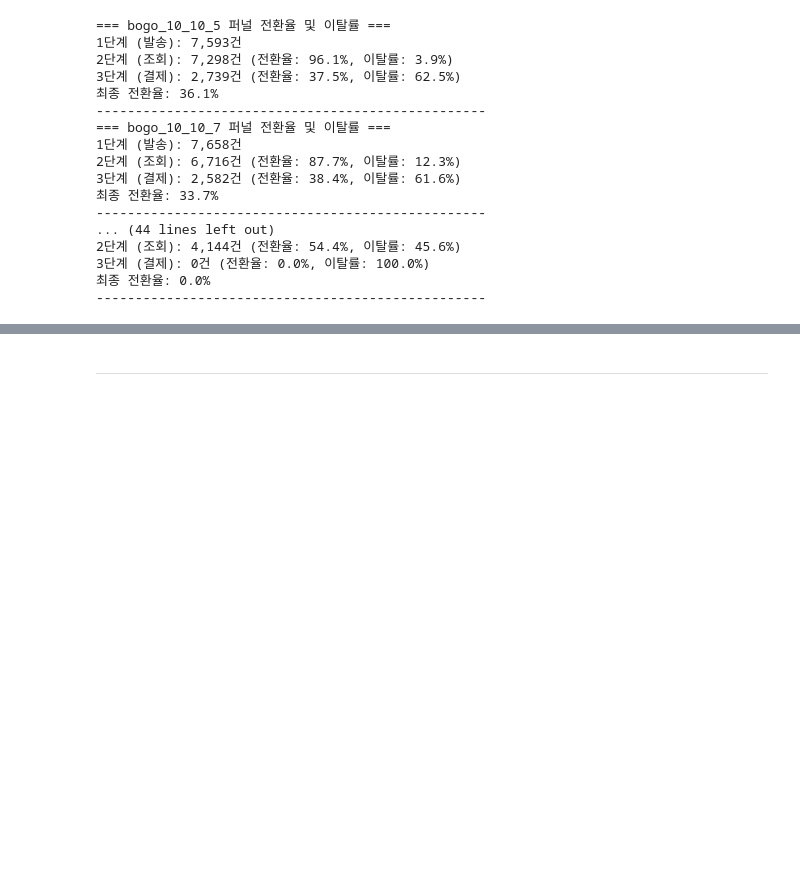
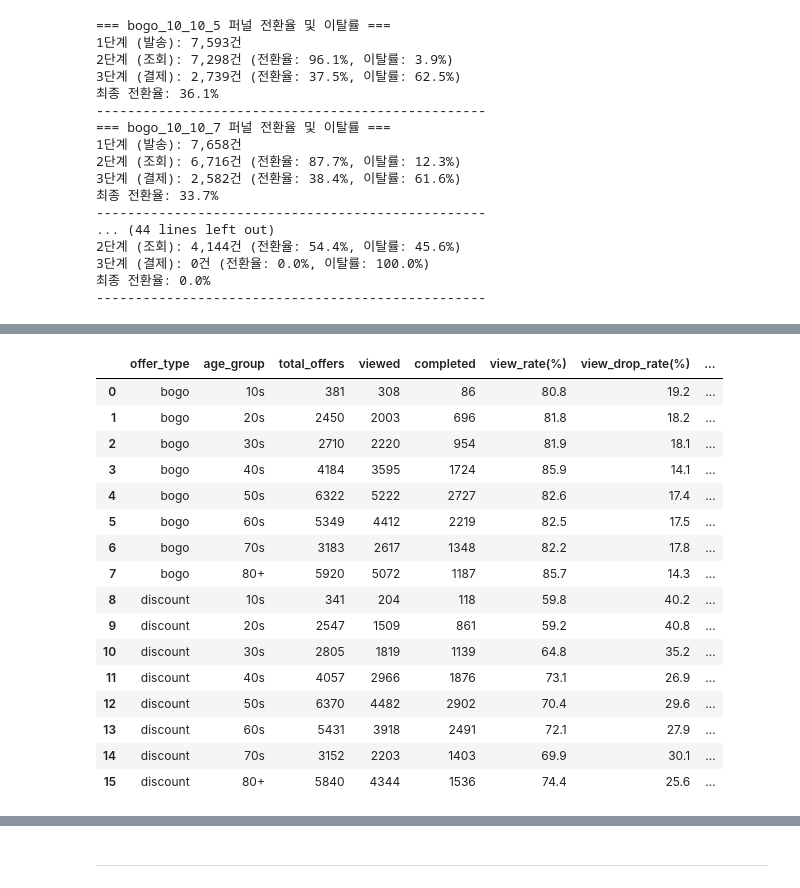
Before and after one commit to yoohengu/marketing_starbucks, a Jupyter notebook: khw/04_UK_bogo_dis_seg_cus.ipynb, the cells around one changed output, grey strips where cells are left out. Cells and saved outputs as stored; diff of their text form; code cells hidden in the pictures; blank space fills up the shorter version.

```diff
--- a/khw/04_UK_bogo_dis_seg_cus.ipynb
+++ b/khw/04_UK_bogo_dis_seg_cus.ipynb
@@ -901,0 +952,48 @@ display(
+# %%
+offer_type_age = seg_df.groupby(['offer_type', 'age_group']).agg(
+    total_offers=('person', 'count'),
+    viewed=('viewed_flag', 'sum'),
+    completed=('valid_funnel_flag', 'sum')
+).reset_index()
+
+offer_type_age['view_rate(%)'] = (
+    offer_type_age['viewed'] / offer_type_age['total_offers'] * 100
+).round(1)
+
+offer_type_age['view_drop_rate(%)'] = (
+    100 - offer_type_age['view_rate(%)']
+).round(1)
+
+offer_type_age['completion_rate(%)'] = (
+    offer_type_age['completed'] / offer_type_age['viewed'] * 100
+).round(1)
+
+offer_type_age['completion_drop_rate(%)'] = (
+    100 - offer_type_age['completion_rate(%)']
+).round(1)
+
+display(
+    offer_type_age[
+        ['offer_type', 'age_group', 'total_offers', 'viewed', 'completed',
+         'view_rate(%)', 'view_drop_rate(%)',
+         'completion_rate(%)', 'completion_drop_rate(%)']
+    ].sort_values(['offer_type', 'age_group'])
+)
+# %% [output]
+|  | offer_type | age_group | total_offers | viewed | completed | view_rate(%) | view_drop_rate(%) | ... |
+| 0 | bogo | 10s | 381 | 308 | 86 | 80.8 | 19.2 | ... |
+| 1 | bogo | 20s | 2450 | 2003 | 696 | 81.8 | 18.2 | ... |
+| 2 | bogo | 30s | 2710 | 2220 | 954 | 81.9 | 18.1 | ... |
+| 3 | bogo | 40s | 4184 | 3595 | 1724 | 85.9 | 14.1 | ... |
+| 4 | bogo | 50s | 6322 | 5222 | 2727 | 82.6 | 17.4 | ... |
+| 5 | bogo | 60s | 5349 | 4412 | 2219 | 82.5 | 17.5 | ... |
+| 6 | bogo | 70s | 3183 | 2617 | 1348 | 82.2 | 17.8 | ... |
+| 7 | bogo | 80+ | 5920 | 5072 | 1187 | 85.7 | 14.3 | ... |
+| 8 | discount | 10s | 341 | 204 | 118 | 59.8 | 40.2 | ... |
+| 9 | discount | 20s | 2547 | 1509 | 861 | 59.2 | 40.8 | ... |
+| 10 | discount | 30s | 2805 | 1819 | 1139 | 64.8 | 35.2 | ... |
+| 11 | discount | 40s | 4057 | 2966 | 1876 | 73.1 | 26.9 | ... |
+| 12 | discount | 50s | 6370 | 4482 | 2902 | 70.4 | 29.6 | ... |
+| 13 | discount | 60s | 5431 | 3918 | 2491 | 72.1 | 27.9 | ... |
+| 14 | discount | 70s | 3152 | 2203 | 1403 | 69.9 | 30.1 | ... |
+| 15 | discount | 80+ | 5840 | 4344 | 1536 | 74.4 | 25.6 | ... |
```
Also changed, not shown: parts of 19 cells of this notebook.
